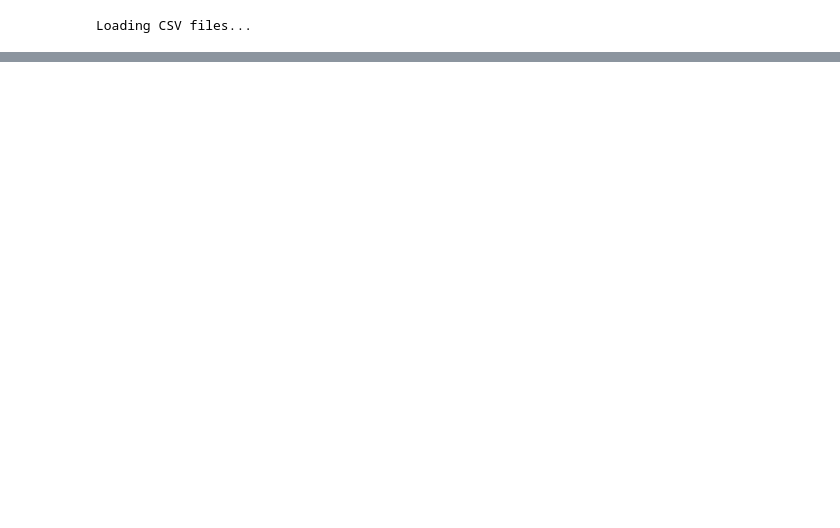
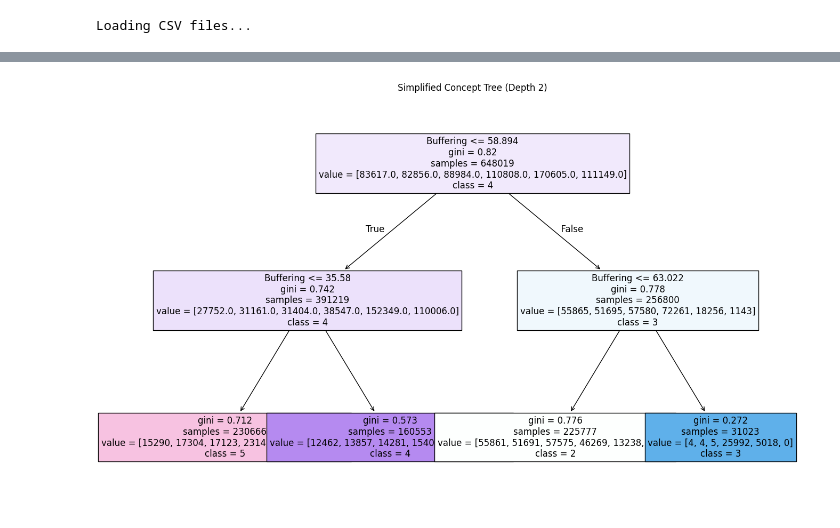
Before and after one commit to huangderful/293N-YT-ABR-Prediction, a Jupyter notebook: requet_trustee_pipeline.ipynb, the cells around one changed output, grey strips where cells are left out. Cells and saved outputs as stored; diff of their text form; code cells hidden in the pictures; blank space fills up the shorter version.

```diff
--- a/requet_trustee_pipeline.ipynb
+++ b/requet_trustee_pipeline.ipynb
@@ -442,0 +258,16 @@ DecisionTreeClassifier(random_state=0)
+# %%
+simpler_tree = DecisionTreeClassifier(max_depth=2, random_state=0)
+simpler_tree.fit(X_test_concepts, y_test)
+
+plt.figure(figsize=(16, 10))
+plot_tree(
+    simpler_tree,
+    feature_names=X_test_concepts.columns,
+    filled=True,
+    class_names=[str(cls) for cls in sorted(y_test.unique())],
+    fontsize=12
+)
+plt.title("Simplified Concept Tree (Depth 2)")
+plt.show()
+# %% [output]
+[figure, added]
```
Also changed, not shown: parts of 22 cells of this notebook.
